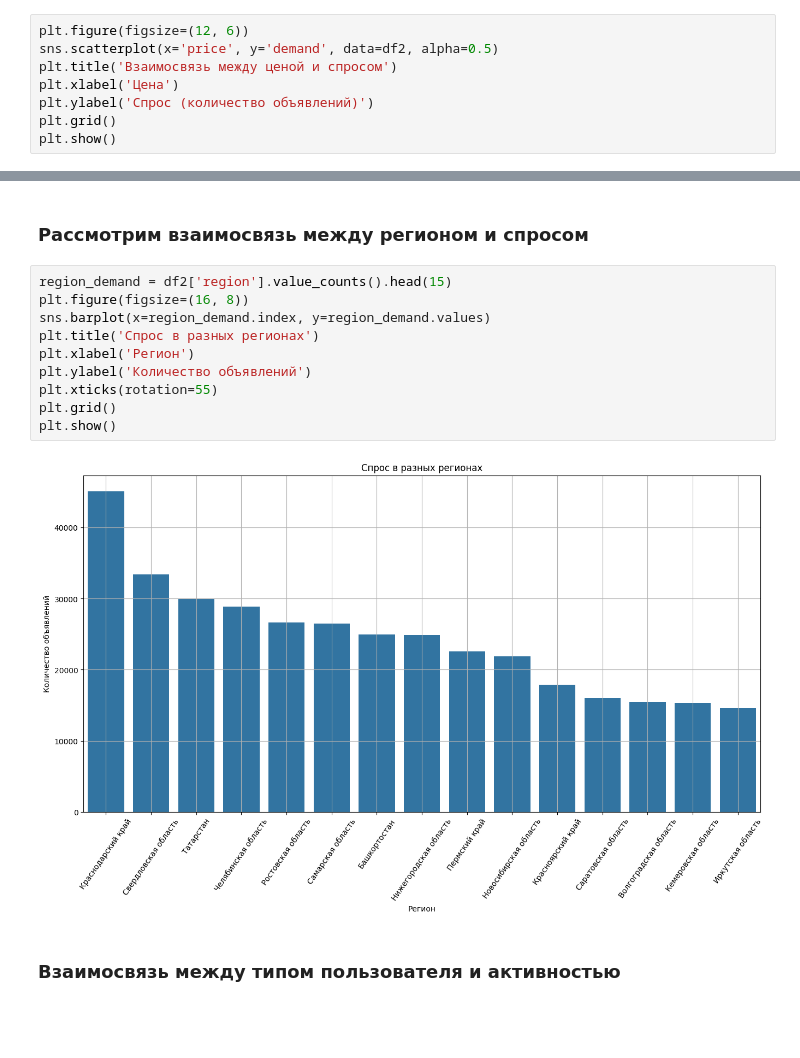
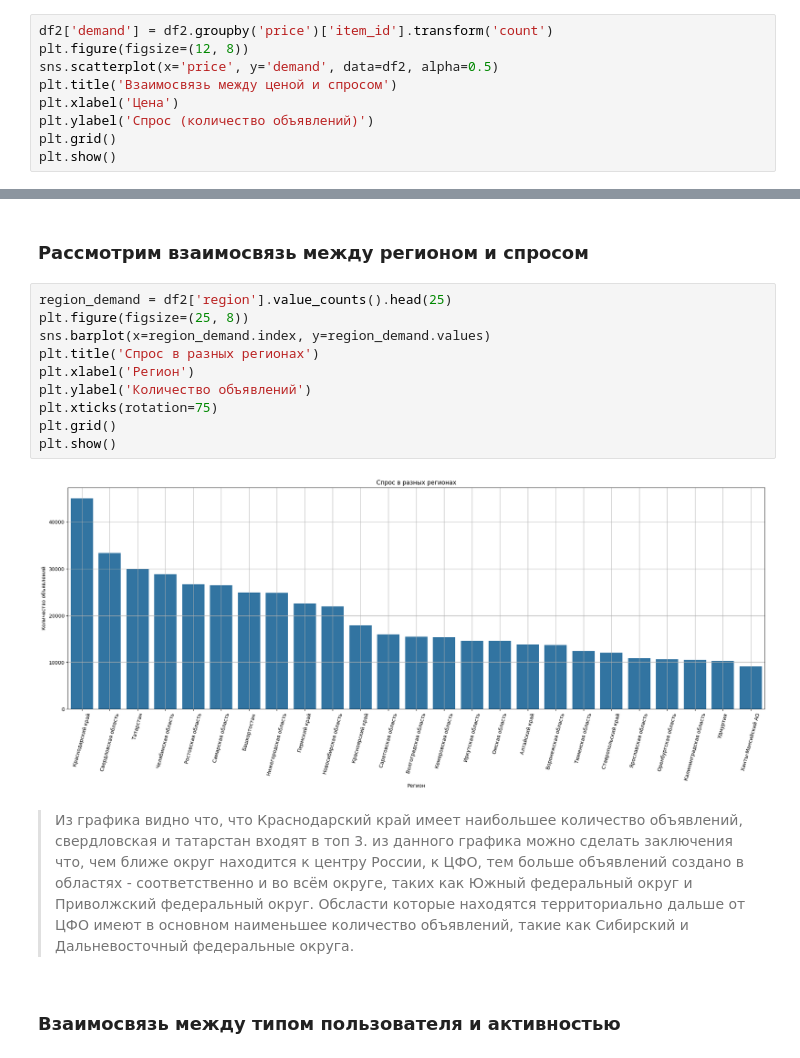
Before and after one commit to Purplex8/Avito-project, a Jupyter notebook: Avito_project_part1.ipynb, the cells around one changed output, grey strips where cells are left out. Cells and saved outputs as stored; diff of their text form; blank space fills up the shorter version.

```diff
--- a/Avito_project_part1.ipynb
+++ b/Avito_project_part1.ipynb
@@ -515,7 +539,8 @@ dtype: object
 # %% [markdown]
 <h3>Рассмотрим взаимосвязи между ценой и спросом</h3>
 # %%
-plt.figure(figsize=(12, 6))
+df2['demand'] = df2.groupby('price')['item_id'].transform('count')
+plt.figure(figsize=(12, 8))
 sns.scatterplot(x='price', y='demand', data=df2, alpha=0.5)
 plt.title('Взаимосвязь между ценой и спросом')
 plt.xlabel('Цена')
@@ -540,17 +569,19 @@ plt.show()
 # %% [markdown]
 <h3>Рассмотрим взаимосвязь между регионом и спросом</h3>
 # %%
-region_demand = df2['region'].value_counts().head(15)
-plt.figure(figsize=(16, 8))
+region_demand = df2['region'].value_counts().head(25)
+plt.figure(figsize=(25, 8))
 sns.barplot(x=region_demand.index, y=region_demand.values)
 plt.title('Спрос в разных регионах')
 plt.xlabel('Регион')
 plt.ylabel('Количество объявлений')
-plt.xticks(rotation=55)
+plt.xticks(rotation=75)
 plt.grid()
 plt.show()
 # %% [output]
-[figure, old version]
+[figure, new version]
+# %% [markdown]
+> Из графика видно что, что Краснодарский край имеет наибольшее количество объявлений, свердловская и татарстан входят в топ 3. из данного графика можно сделать заключения что, чем ближе округ находится к центру России, к ЦФО, тем больше объявлений создано в областях - соответственно и во всём округе, таких как Южный федеральный округ и Приволжский федеральный округ. Обсласти которые находятся территориально дальше от ЦФО имеют в основном наименьшее количество объявлений, такие как Сибирский и Дальневосточный федеральные округа.
 # %% [markdown]
 <h3>Взаимосвязь между типом пользователя и активностью</h3>
 # %%
```
Also changed, not shown: parts of 11 cells of this notebook.
